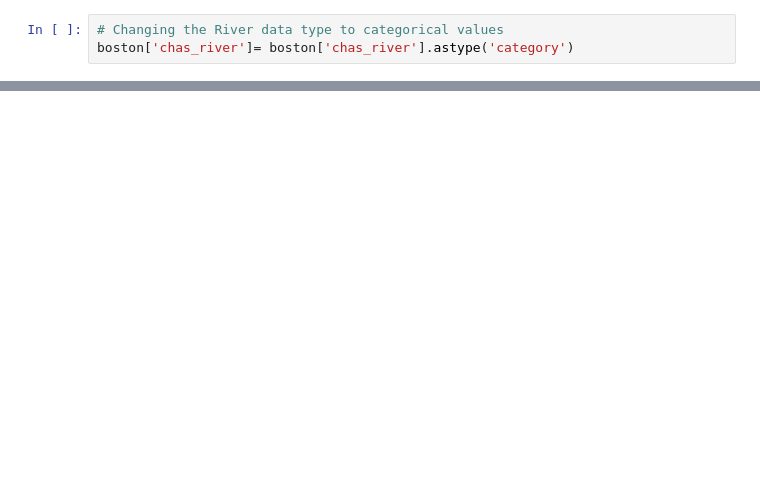
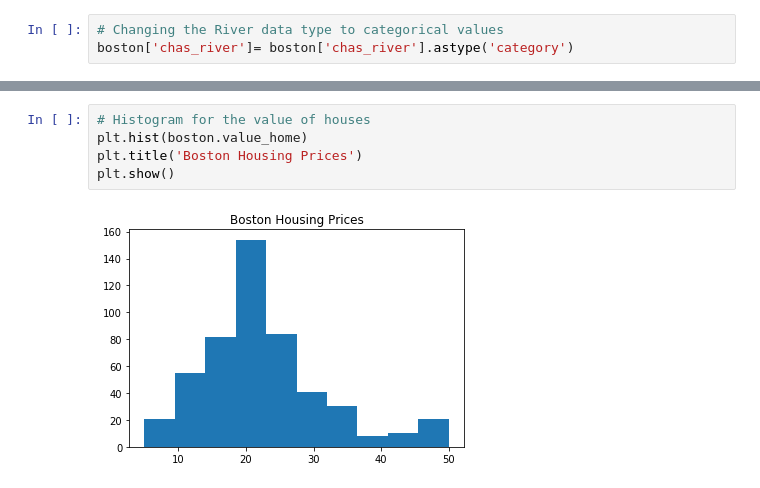
Before and after one commit to srinivasayer4/Boston-Housing-Dataset-Analysis, a Jupyter notebook: Boston Housing Regression problem.ipynb, the cells around one changed output, grey strips where cells are left out. Drawn from its saved outputs; the diff is of its cells as text; blank space fills up the shorter version.

```diff
--- a/Boston Housing Regression problem.ipynb
+++ b/Boston Housing Regression problem.ipynb
@@ -140,0 +231,7 @@ boston['chas_river']= boston['chas_river'].astype('category')
+# %%
+# Histogram for the value of houses
+plt.hist(boston.value_home)
+plt.title('Boston Housing Prices')
+plt.show()
+# %% [output]
+[figure, added]
```
Also changed, not shown: parts of 17 cells of this notebook.
